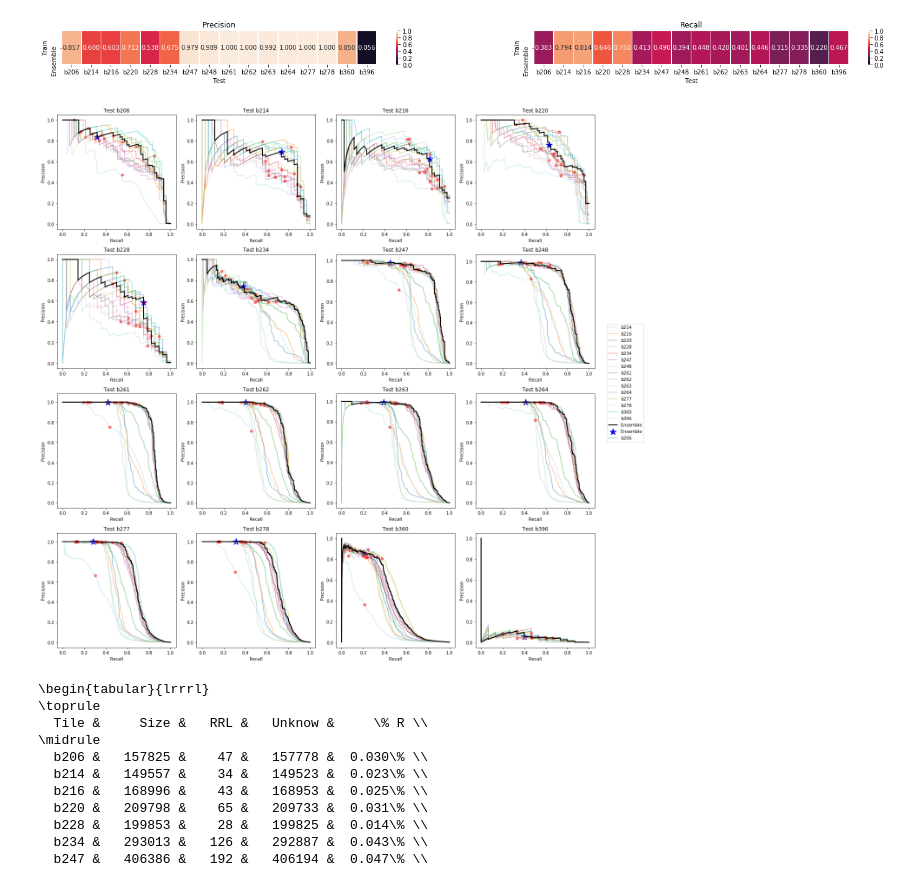
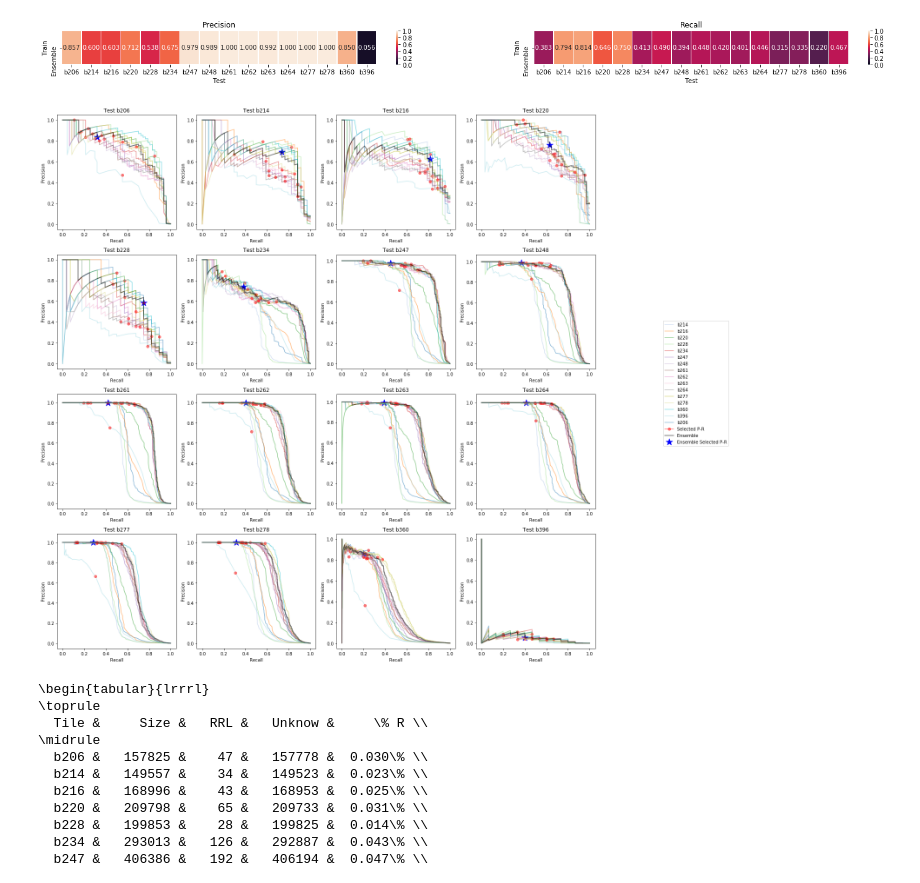
Before and after one commit to leliel12/How-far-can-we-can-go, a Jupyter notebook: 13_ALL_kfolds.ipynb, the cells around one changed output. Drawn from its saved outputs; the diff is of its cells as text; code cells hidden in the pictures.

```diff
--- a/13_ALL_kfolds.ipynb
+++ b/13_ALL_kfolds.ipynb
@@ -413,7 +413,7 @@ def make_all_kfold_curves(*, axes, fig, tiles, all_results, alpha=1, nolegend=Fa
     colors = dict(zip(tiles, cmap(np.linspace(0, 1, (len(tiles))))))
     labels = set()
 
-    def plot_prec_roc_curve(ax, train_name, test_name, all_results, thresholds):
+    def plot_prec_roc_curve(ax, train_name, test_name, all_results, wp_label, thresholds):
         color = colors[train_name]
         for r in all_results:
             if r.test_name == test_name and r.train_name == train_name:
@@ -429,20 +429,25 @@ def make_all_kfold_curves(*, axes, fig, tiles, all_results, alpha=1, nolegend=Fa
                 idx = nearest(probs, kfold_thrs)
 
                 ax.plot(recalls, precs, label=label, color=color, alpha=alpha)
-                ax.plot(recalls[idx], precs[idx], color="r", marker="o", label="__nolegend__", alpha=alpha)
+                ax.plot(recalls[idx], precs[idx], color="r", marker="o", label=wp_label, alpha=alpha)
                 break
         ax.set_title("Test {}".format(test_name))
         ax.set_xlabel("Recall")
         ax.set_ylabel("Precision")
 
     axes = it.chain(*axes)
-    by_tile = {t: next(axes) for t in sorted(tiles)}
+    tiles = list(sorted(tiles))
+    by_tile = {t: next(axes) for t in tiles}
+
+    lasts = tuple(tiles[-2:])
+
     for train_name in sorted(tiles):
         for test_name in tiles:
             if train_name == sorted(test_name):
                 continue
             ax = by_tile[train_name]
-            plot_prec_roc_curve(ax, test_name, train_name, all_results, thresholds)
+            wp_label = "Selected P-R" if (test_name, train_name) == lasts else "__no_legend__"
+            plot_prec_roc_curve(ax, test_name, train_name, all_results, wp_label, thresholds)
 
     if not nolegend:
         fig.legend(loc=7, bbox_to_anchor=(1.05, 0.5))
@@ -545,35 +550,34 @@ fig.savefig("plots/s_kfolds/ensemble_heatmap.pdf", bbox_inches='tight')
 # %%
 def ensemble_curve():
     fig, axes = plt.subplots(4, 4, figsize=(18, 18))
     fig, by_tile = make_all_kfold_curves(
-        axes=axes, fig=fig, tiles=tiles, all_results=all_results, alpha=.5, nolegend=True);
+        axes=axes, fig=fig, tiles=sorted(tiles), all_results=all_results, alpha=.5, nolegend=True);
 
-    legend_curve = "Ensemble"
     for r in ensemble:
         ax = by_tile[r.test_name]
 
         efold_thrs = np.average([v for k, v in thresholds.items() if k != train_name])
 
         precs, recalls, probs = r.prec_rec_curve
         idx = nearest(probs, efold_thrs)
 
         fix_recall = recalls[idx]
         fix_precs = precs[idx]
 
-        ax.plot(recalls, precs, color="k", linewidth=2, label=legend_curve)
-        ax.scatter(fix_recall, fix_precs, marker="*", color="b", s=250, label=legend_curve)
+        legend_curve = "Ensemble" if r == ensemble[-1] else "_nolegend_"
+        legend_wp = "Ensemble Selected P-R" if r == ensemble[-1] else "_nolegend_"
+        ax.plot(recalls, precs, color="k", linewidth=2, label=legend_curve, alpha=.5)
+        ax.scatter(fix_recall, fix_precs, marker="*", color="b", s=250, label=legend_wp)
 
-        legend_curve = "_nolegend_"
-
-    lgd = fig.legend(loc=7, bbox_to_anchor=(1.08, 0.5))
+    lgd = fig.legend(loc=7, bbox_to_anchor=(1.23, 0.5))
     fig.tight_layout()
-    return lgd
+    return axes, lgd
 
 
-lgd = ensemble_curve()
+axes, lgd = ensemble_curve()
 fig.savefig("plots/s_kfolds/ensemble_curves.pdf", bbox_extra_artists=(lgd,), bbox_inches='tight')
 # %% [output]
-[figure, old version]
+[figure, new version]
 # %%
 def to_latex():
     rows = []
```
Also changed, not shown: 1 other file.
